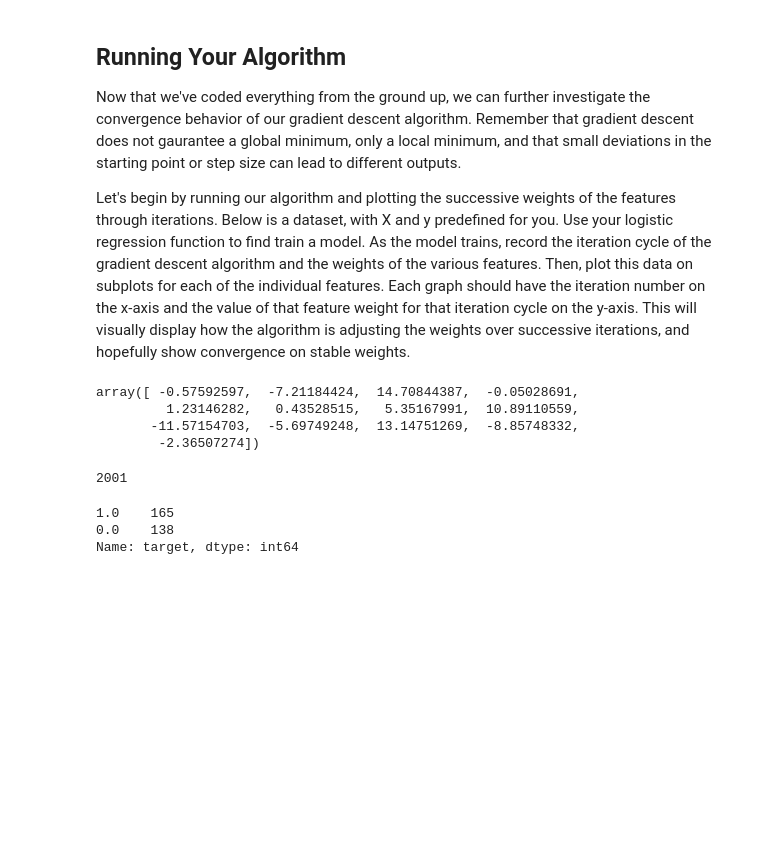
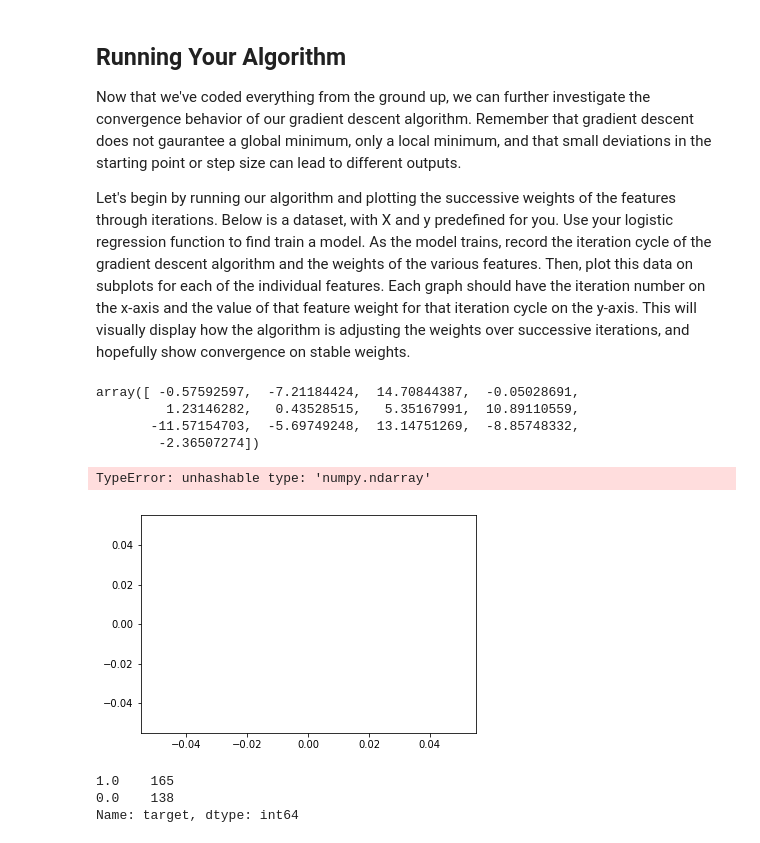
Before and after one commit to UpwardTrajectory/dsc-3-30-06-coding-logistic-regression-from-scratch-seattle-ds-career-040119, a Jupyter notebook: index.ipynb, the cells around one changed output. Saved outputs shown, nothing was run; the diff lists cells and outputs as text; code cells hidden in the pictures; blank space fills up the shorter version.

```diff
--- a/index.ipynb
+++ b/index.ipynb
@@ -126,11 +126,11 @@ array([ -0.57592597,  -7.21184424,  14.70844387,  -0.05028691,
 # %%
 import seaborn as sns
 
 time_x = np.arange(0, 10005, 5)
-len(time_x)
-#sns.lineplot(time_x, weights_over_time)
+sns.lineplot(time_x, weights_over_time)
 # %% [output]
-2001
+TypeError: unhashable type: 'numpy.ndarray'
+[figure, added]
 # %%
 final_weights = grad_desc(X, y)
 final_weights
```
